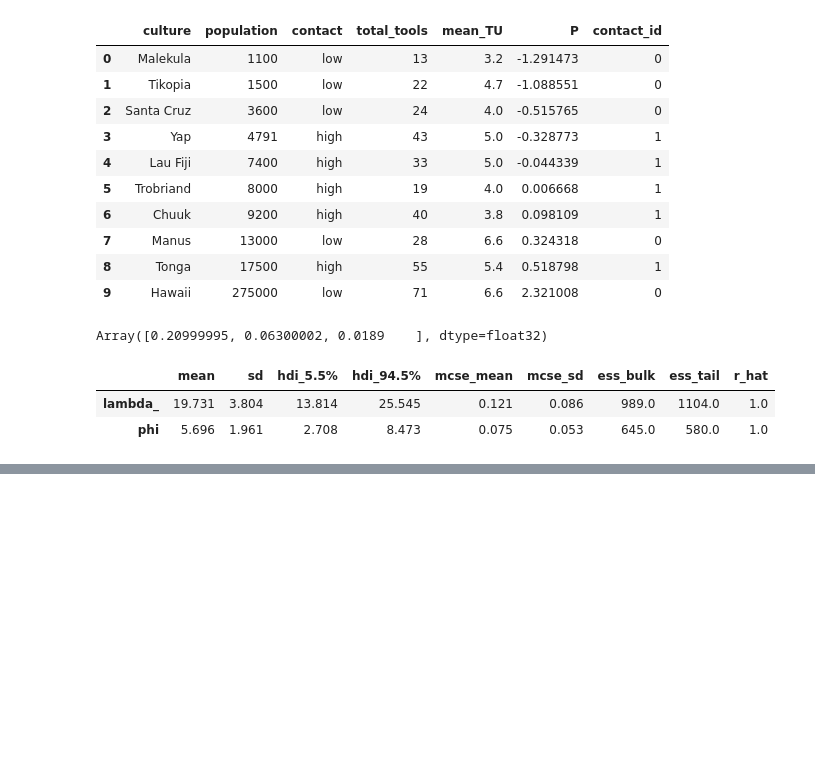
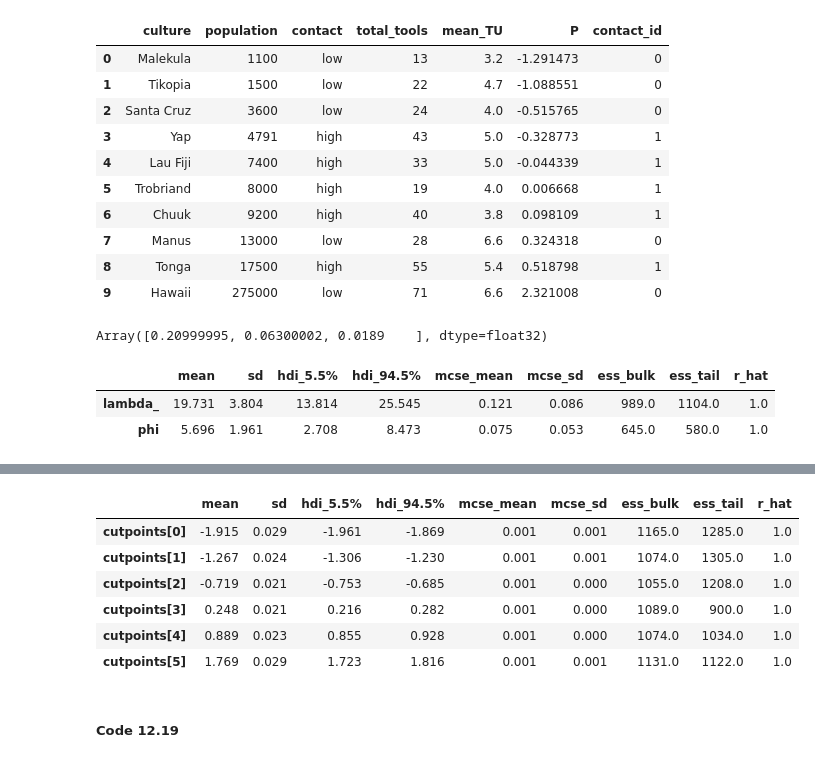
Before and after one commit to qpsy/rethinking-tfp2, a Jupyter notebook: 12_monsters_and_mixtures-2.ipynb, the cells around one changed output, grey strips where cells are left out. Cells and saved outputs as stored; diff of their text form; code cells hidden in the pictures; blank space fills up the shorter version.

```diff
--- a/12_monsters_and_mixtures-2.ipynb
+++ b/12_monsters_and_mixtures-2.ipynb
@@ -348,0 +469,53 @@ az.summary(idata_2, hdi_prob=0.89)
+# %%
+jd_12_4_pin = jd_12_4.experimental_pin(response=d.response.values.astype(np.float32))
+# %%
+@jax.jit
+def run_chain(init_state, seed, step_size=1e-3, num_steps=500, burnin=500):
+
+  def target_log_prob(*states):
+    return jd_12_4_pin.unnormalized_log_prob(states)
+
+  bijectors = [tfb.Identity()]
+
+  kernel = tfp.mcmc.NoUTurnSampler(
+      target_log_prob_fn=target_log_prob,
+      step_size=step_size)
+
+  kernel = tfp.mcmc.TransformedTransitionKernel(
+    inner_kernel=kernel,
+    bijector=bijectors)
+
+  kernel = tfp.mcmc.DualAveragingStepSizeAdaptation(
+    inner_kernel=kernel,
+    num_adaptation_steps=burnin)
+
+  chain_state = tfp.mcmc.sample_chain(
+      num_results=num_steps,
+      num_burnin_steps=burnin,
+      current_state=init_state,
+      kernel=kernel,
+      seed=seed,
+      trace_fn=None)
+
+  return chain_state
+# %%
+num_chains = 4
+init_state = jd_12_4_pin.sample_unpinned(num_chains, seed=key())
+post_4 = run_chain(init_state=init_state, seed=key())
+# %%
+post_4_dict = {k: jnp.moveaxis(v, 0, 1) for k, v in post_4._asdict().items()}
+dict_4 = dict(posterior=post_4_dict)
+idata_4 = az.from_dict(**dict_4)
+# %%
+summary_4 = az.summary(idata_4, hdi_prob=0.89)
+summary_4
+# %% [output]
+|  | mean | sd | hdi_5.5% | hdi_94.5% | mcse_mean | mcse_sd | ess_bulk | ess_tail | r_hat |
+| cutpoints[0] | -1.915 | 0.029 | -1.961 | -1.869 | 0.001 | 0.001 | 1165.0 | 1285.0 | 1.0 |
+| cutpoints[1] | -1.267 | 0.024 | -1.306 | -1.230 | 0.001 | 0.001 | 1074.0 | 1305.0 | 1.0 |
+| cutpoints[2] | -0.719 | 0.021 | -0.753 | -0.685 | 0.001 | 0.000 | 1055.0 | 1208.0 | 1.0 |
+| cutpoints[3] | 0.248 | 0.021 | 0.216 | 0.282 | 0.001 | 0.000 | 1089.0 | 900.0 | 1.0 |
+| cutpoints[4] | 0.889 | 0.023 | 0.855 | 0.928 | 0.001 | 0.000 | 1074.0 | 1034.0 | 1.0 |
+| cutpoints[5] | 1.769 | 0.029 | 1.723 | 1.816 | 0.001 | 0.001 | 1131.0 | 1122.0 | 1.0 |
+# %% [markdown]
+##### Code 12.19
```
Also changed, not shown: parts of 37 cells of this notebook.
